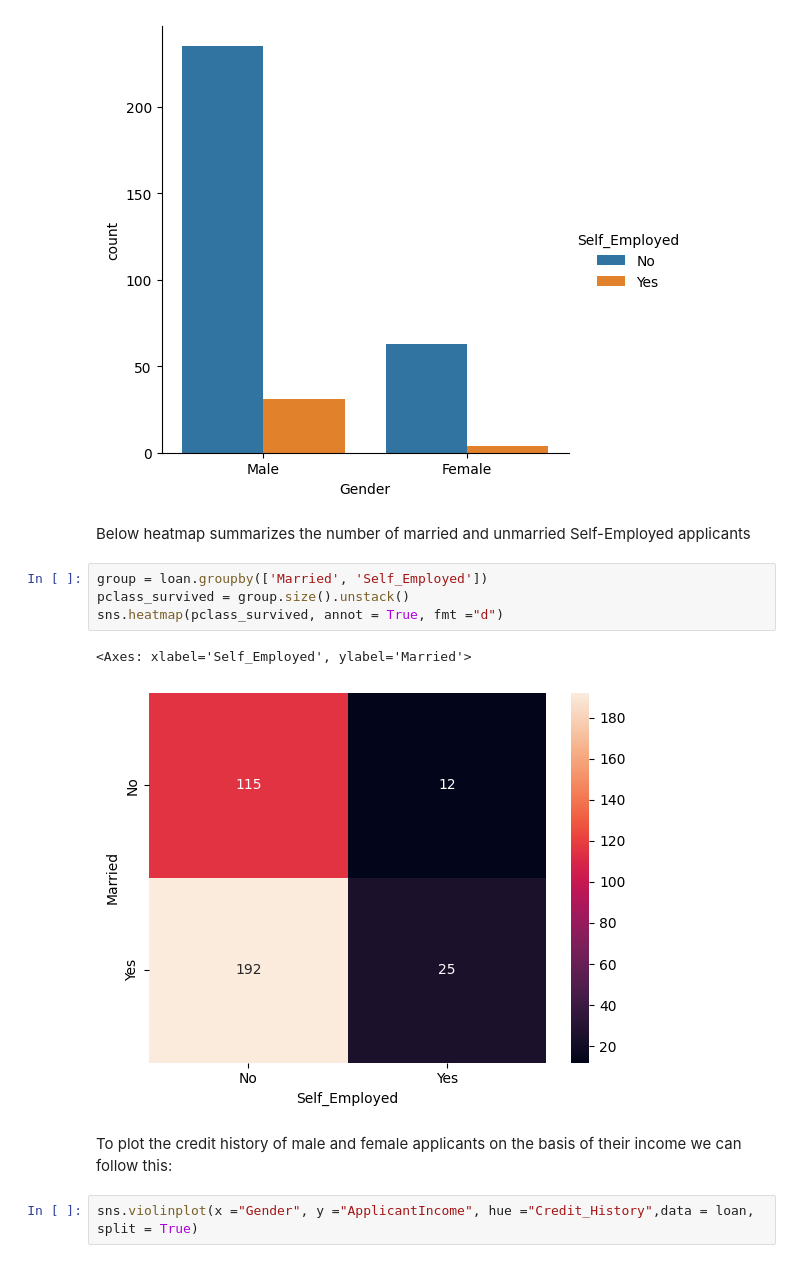
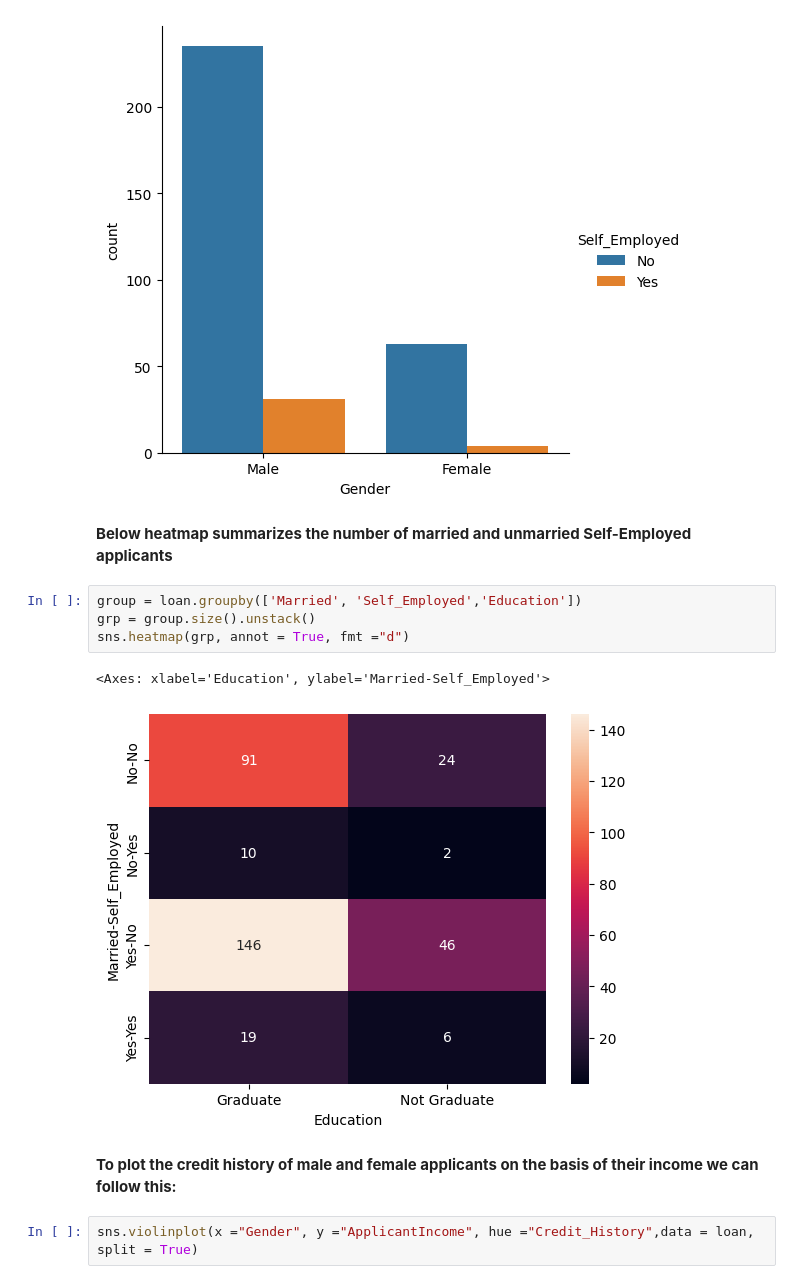
Before and after one commit to pspvv/ML_Workshop, a Jupyter notebook: EDA_LoanSanction.ipynb, the cells around one changed output. Saved outputs shown, nothing was run; the diff lists cells and outputs as text.

Commit message:
Loan Sanction Dataset - Exploratory Data Analysis

```diff
--- a/EDA_LoanSanction.ipynb
+++ b/EDA_LoanSanction.ipynb
@@ -212,16 +211,16 @@ sns.catplot(x ="Gender", hue ="Self_Employed", kind ="count", data = loan)
 <seaborn.axisgrid.FacetGrid at 0x...>
 [figure]
 # %% [markdown]
-Below heatmap summarizes the number of married and unmarried Self-Employed applicants
+**Below heatmap summarizes the number of married and unmarried Self-Employed applicants**
 # %%
-group = loan.groupby(['Married', 'Self_Employed'])
-pclass_survived = group.size().unstack()
-sns.heatmap(pclass_survived, annot = True, fmt ="d")
+group = loan.groupby(['Married', 'Self_Employed','Education'])
+grp = group.size().unstack()
+sns.heatmap(grp, annot = True, fmt ="d")
 # %% [output]
-<Axes: xlabel='Self_Employed', ylabel='Married'>
+<Axes: xlabel='Education', ylabel='Married-Self_Employed'>
-[figure, old version]
+[figure, new version]
 # %% [markdown]
-To plot the credit history of male and female applicants on the basis of their income we can follow this:
+**To plot the credit history of male and female applicants on the basis of their income we can follow this:**
 # %%
 sns.violinplot(x ="Gender", y ="ApplicantIncome", hue ="Credit_History",data = loan, split = True)
 # %% [output]
```
Also changed, not shown: parts of 19 cells of this notebook.
